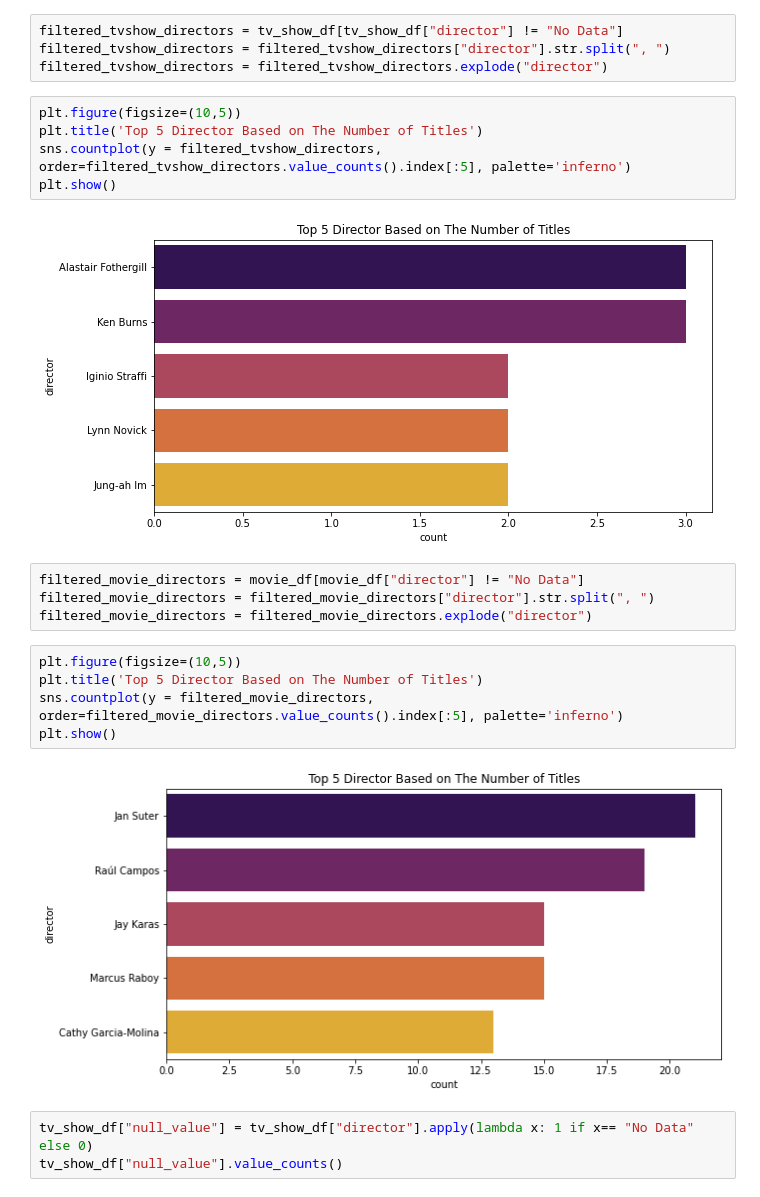
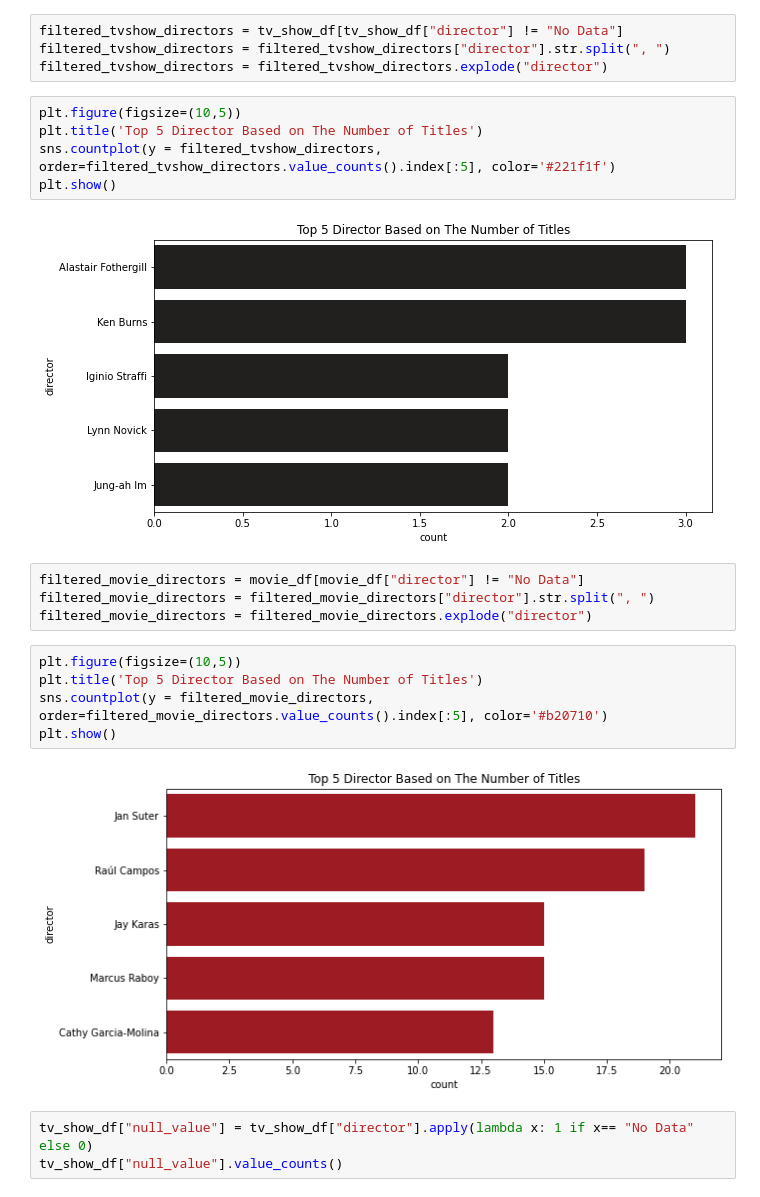
Before and after one commit to rubeshajith/NETFLIX-MOVIES-AND-TV-SHOWS-CLUSTERING, a Jupyter notebook: NETFLIX_MOVIES_AND_TV_SHOWS_CLUSTERING.ipynb, the cells around one changed output. Cells and saved outputs as stored; diff of their text form.

```diff
--- a/NETFLIX_MOVIES_AND_TV_SHOWS_CLUSTERING.ipynb
+++ b/NETFLIX_MOVIES_AND_TV_SHOWS_CLUSTERING.ipynb
@@ -640,10 +622,10 @@ filtered_tvshow_directors = filtered_tvshow_directors.explode("director")
 # %%
 plt.figure(figsize=(10,5))
 plt.title('Top 5 Director Based on The Number of Titles')
-sns.countplot(y = filtered_tvshow_directors, order=filtered_tvshow_directors.value_counts().index[:5], palette='inferno')
+sns.countplot(y = filtered_tvshow_directors, order=filtered_tvshow_directors.value_counts().index[:5], color='#221f1f')
 plt.show()
 # %% [output]
-[figure, old version]
+[figure, new version]
 # %%
 filtered_movie_directors = movie_df[movie_df["director"] != "No Data"]
 filtered_movie_directors = filtered_movie_directors["director"].str.split(", ")
@@ -651,10 +633,10 @@ filtered_movie_directors = filtered_movie_directors.explode("director")
 # %%
 plt.figure(figsize=(10,5))
 plt.title('Top 5 Director Based on The Number of Titles')
-sns.countplot(y = filtered_movie_directors, order=filtered_movie_directors.value_counts().index[:5], palette='inferno')
+sns.countplot(y = filtered_movie_directors, order=filtered_movie_directors.value_counts().index[:5], color='#b20710')
 plt.show()
 # %% [output]
-[figure, old version]
+[figure, new version]
 # %%
 tv_show_df["null_value"] = tv_show_df["director"].apply(lambda x: 1 if x== "No Data" else 0)
 tv_show_df["null_value"].value_counts()
```
Also changed, not shown: parts of 33 cells of this notebook.
